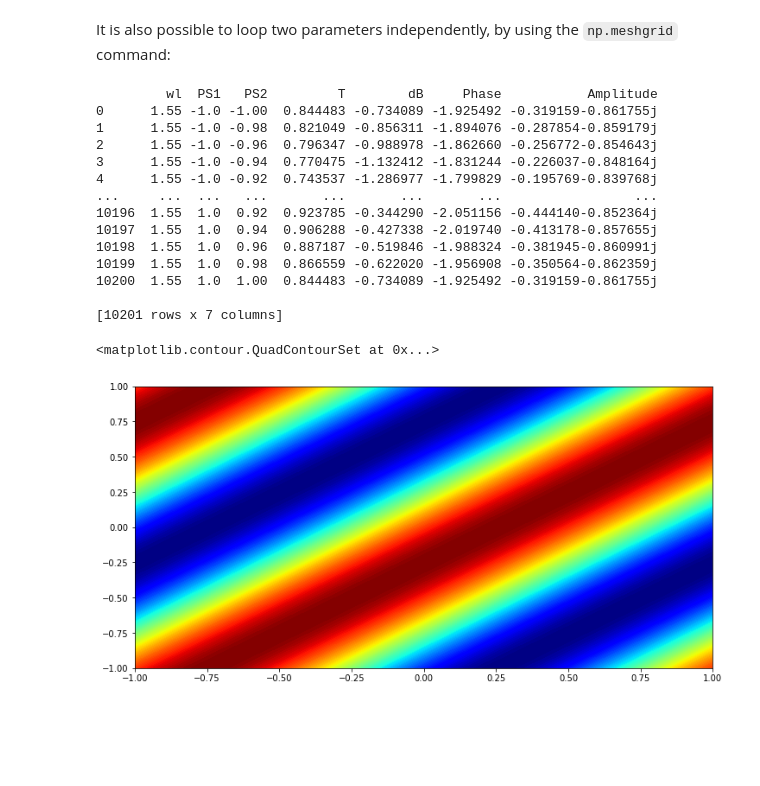
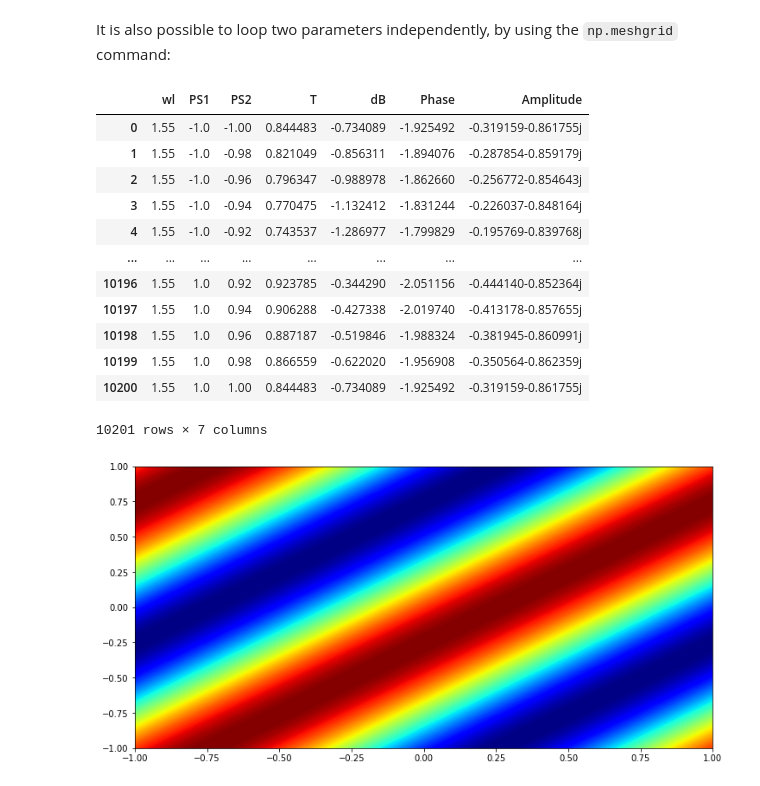
Before and after one commit to mpasson/lekkersim, a Jupyter notebook: Docs/jupyter/Parametric.ipynb, the cells around one changed output. Saved outputs shown, nothing was run; the diff lists cells and outputs as text; code cells hidden in the pictures; blank space fills up the shorter version.

```diff
--- a/Docs/jupyter/Parametric.ipynb
+++ b/Docs/jupyter/Parametric.ipynb
@@ -278,26 +274,23 @@ It is also possible to loop two parameters independently, by using the `np.meshg
 # %%
 ps=np.linspace(-1.0,1.0,101)
 P1,P2=np.meshgrid(ps,ps,indexing='ij')
 T=MZM.solve(wl=1.55, PS1=P1, PS2=P2).get_data('a0','b0')
-print(T)
-
 fig = plt.figure(figsize=[12.0, 6.0])
 Z=T.pivot('PS1','PS2', 'T').values
 plt.contourf(P1,P2,Z, cmap='jet', levels=101)
+T
 # %% [output]
+|  | wl | PS1 | PS2 | T | dB | Phase | Amplitude |
+| 0 | 1.55 | -1.0 | -1.00 | 0.844483 | -0.734089 | -1.925492 | -0.319159-0.861755j |
+| 1 | 1.55 | -1.0 | -0.98 | 0.821049 | -0.856311 | -1.894076 | -0.287854-0.859179j |
+| 2 | 1.55 | -1.0 | -0.96 | 0.796347 | -0.988978 | -1.862660 | -0.256772-0.854643j |
+| 3 | 1.55 | -1.0 | -0.94 | 0.770475 | -1.132412 | -1.831244 | -0.226037-0.848164j |
+| 4 | 1.55 | -1.0 | -0.92 | 0.743537 | -1.286977 | -1.799829 | -0.195769-0.839768j |
+| ... | ... | ... | ... | ... | ... | ... | ... |
+| 10196 | 1.55 | 1.0 | 0.92 | 0.923785 | -0.344290 | -2.051156 | -0.444140-0.852364j |
+| 10197 | 1.55 | 1.0 | 0.94 | 0.906288 | -0.427338 | -2.019740 | -0.413178-0.857655j |
+| 10198 | 1.55 | 1.0 | 0.96 | 0.887187 | -0.519846 | -1.988324 | -0.381945-0.860991j |
+| 10199 | 1.55 | 1.0 | 0.98 | 0.866559 | -0.622020 | -1.956908 | -0.350564-0.862359j |
+| 10200 | 1.55 | 1.0 | 1.00 | 0.844483 | -0.734089 | -1.925492 | -0.319159-0.861755j |
-         wl  PS1   PS2         T        dB     Phase           Amplitude
-0      1.55 -1.0 -1.00  0.844483 -0.734089 -1.925492 -0.319159-0.861755j
-1      1.55 -1.0 -0.98  0.821049 -0.856311 -1.894076 -0.287854-0.859179j
-2      1.55 -1.0 -0.96  0.796347 -0.988978 -1.862660 -0.256772-0.854643j
-3      1.55 -1.0 -0.94  0.770475 -1.132412 -1.831244 -0.226037-0.848164j
-4      1.55 -1.0 -0.92  0.743537 -1.286977 -1.799829 -0.195769-0.839768j
-...     ...  ...   ...       ...       ...       ...                 ...
-10196  1.55  1.0  0.92  0.923785 -0.344290 -2.051156 -0.444140-0.852364j
-10197  1.55  1.0  0.94  0.906288 -0.427338 -2.019740 -0.413178-0.857655j
-10198  1.55  1.0  0.96  0.887187 -0.519846 -1.988324 -0.381945-0.860991j
-10199  1.55  1.0  0.98  0.866559 -0.622020 -1.956908 -0.350564-0.862359j
-10200  1.55  1.0  1.00  0.844483 -0.734089 -1.925492 -0.319159-0.861755j
-
-[10201 rows x 7 columns]
+10201 rows × 7 columns
-<matplotlib.contour.QuadContourSet at 0x...>
 [figure]
```
Also changed, not shown: parts of 4 cells of this notebook, 9 other files.
